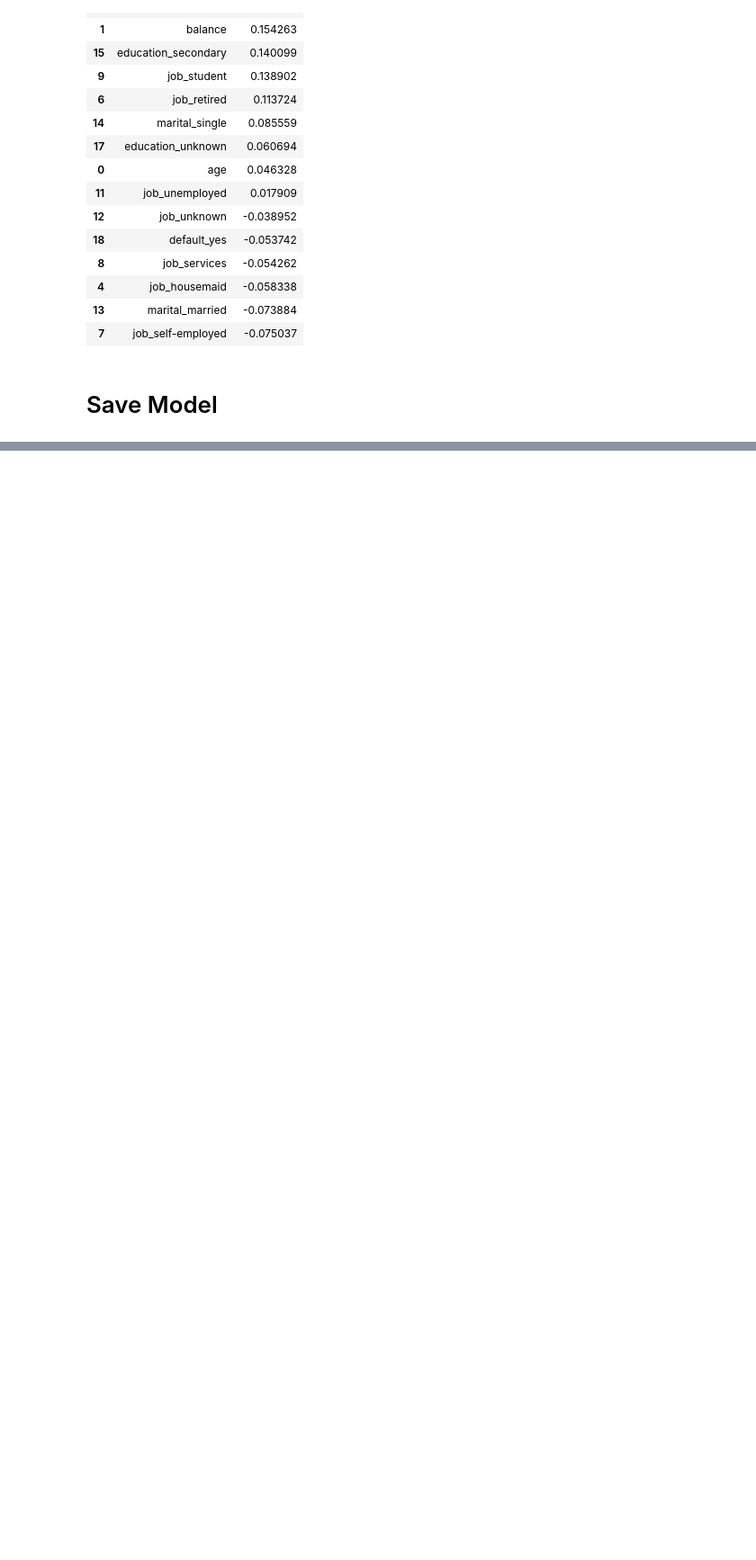
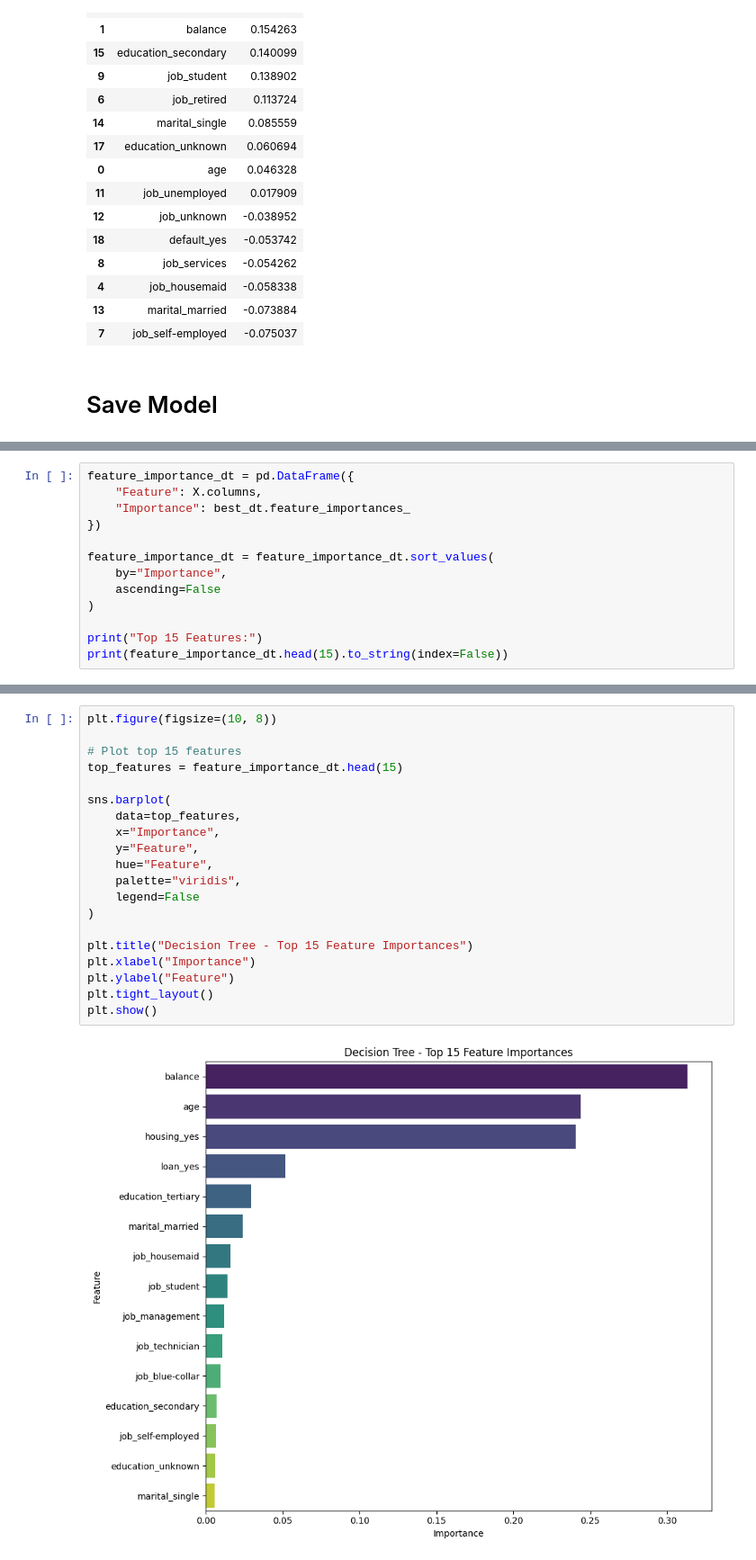
Before and after one commit to ajayspace-bit/Bank-Personal-Loan-Prediction, a Jupyter notebook: Bank Personal Deposit Prediction.ipynb, the cells around one changed output, grey strips where cells are left out. Shown at 90% size. Cells and saved outputs as stored; diff of their text form; blank space fills up the shorter version.

```diff
--- a/Bank Personal Deposit Prediction.ipynb
+++ b/Bank Personal Deposit Prediction.ipynb
@@ -592,0 +769,13 @@ feature_importance.head(15)
+# %%
+feature_importance_dt = pd.DataFrame({
+    "Feature": X.columns,
+    "Importance": best_dt.feature_importances_
+})
+
+feature_importance_dt = feature_importance_dt.sort_values(
+    by="Importance",
+    ascending=False
+)
+
+print("Top 15 Features:")
+print(feature_importance_dt.head(15).to_string(index=False))
@@ -592,0 +800,22 @@ feature_importance.head(15)
+# %%
+plt.figure(figsize=(10, 8))
+
+# Plot top 15 features
+top_features = feature_importance_dt.head(15)
+
+sns.barplot(
+    data=top_features,
+    x="Importance",
+    y="Feature",
+    hue="Feature",
+    palette="viridis",
+    legend=False
+)
+
+plt.title("Decision Tree - Top 15 Feature Importances")
+plt.xlabel("Importance")
+plt.ylabel("Feature")
+plt.tight_layout()
+plt.show()
+# %% [output]
+[figure, added]
```
Also changed, not shown: parts of 32 cells of this notebook, 1 other file.
